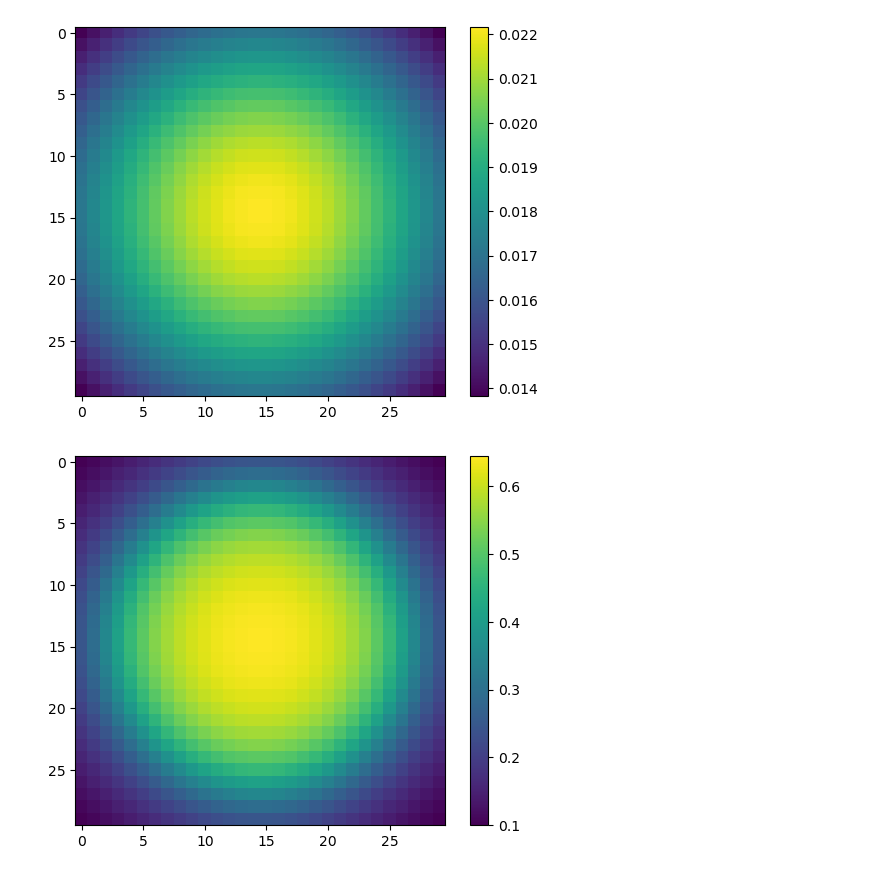
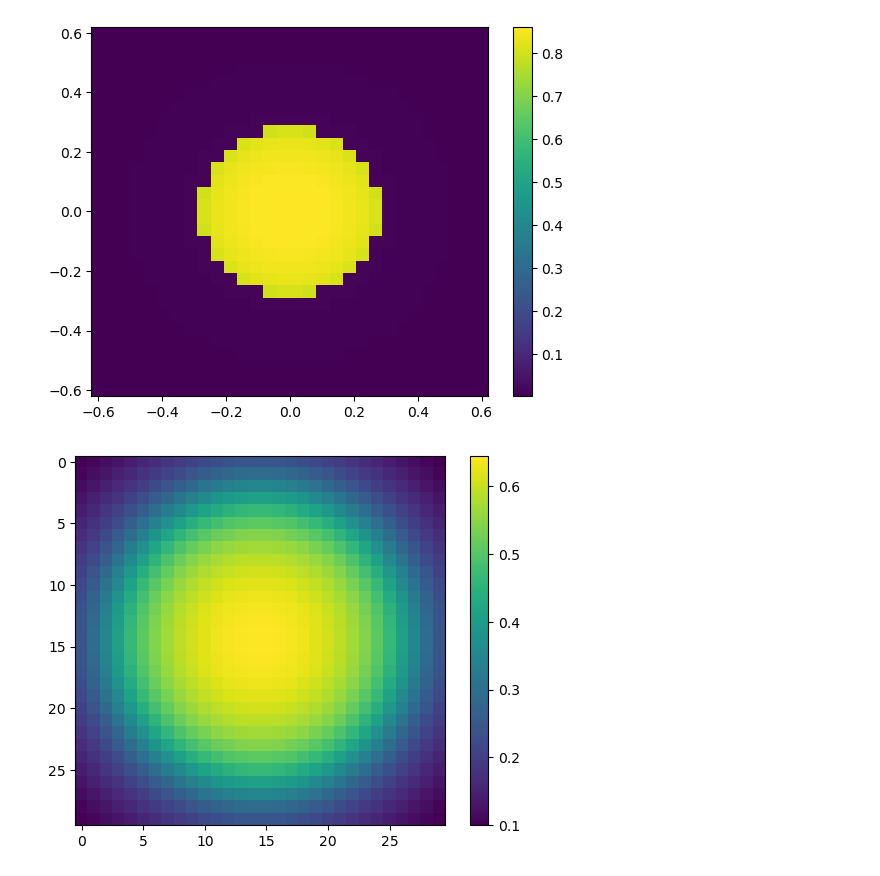
Before and after one commit to MeloDi-23/lenstronomy-image-mock, a Jupyter notebook: plot_e_result.ipynb, the cells around one changed output. Cells and saved outputs as stored; diff of their text form; code cells hidden in the pictures.

```diff
--- a/plot_e_result.ipynb
+++ b/plot_e_result.ipynb
@@ -3,18 +3,16 @@ import numpy as np
 import matplotlib.pyplot as plt
 # %%
 # e = np.loadtxt('e/e_galsim_deltaPix=0.20.txt')
-e = np.loadtxt('e/high_res')
+e = np.loadtxt('./e/e_galsim_simple_deltaPix=0.01')
 # e = np.loadtxt('e/t')
-theta_E = 0.42            # unit: arcsec
-num_pix = 30
 num = 30
-x = y = np.linspace(-theta_E*1.2, theta_E*1.2, num)
+x = y = np.linspace(-0.6, 0.6, num)
 xx, yy = np.meshgrid(x, y)
-plt.imshow(e)
+plt.pcolormesh(xx, yy, e)
 plt.colorbar()
 plt.show()
 # %% [output]
-[figure, old version]
+[figure, new version]
 # %%
 # e = np.loadtxt('e/e_galsim_deltaPix=0.20.txt')
 e = np.loadtxt('e/high_res_2')
```
Also changed, not shown: parts of 1 cell of this notebook, 13 other files.
